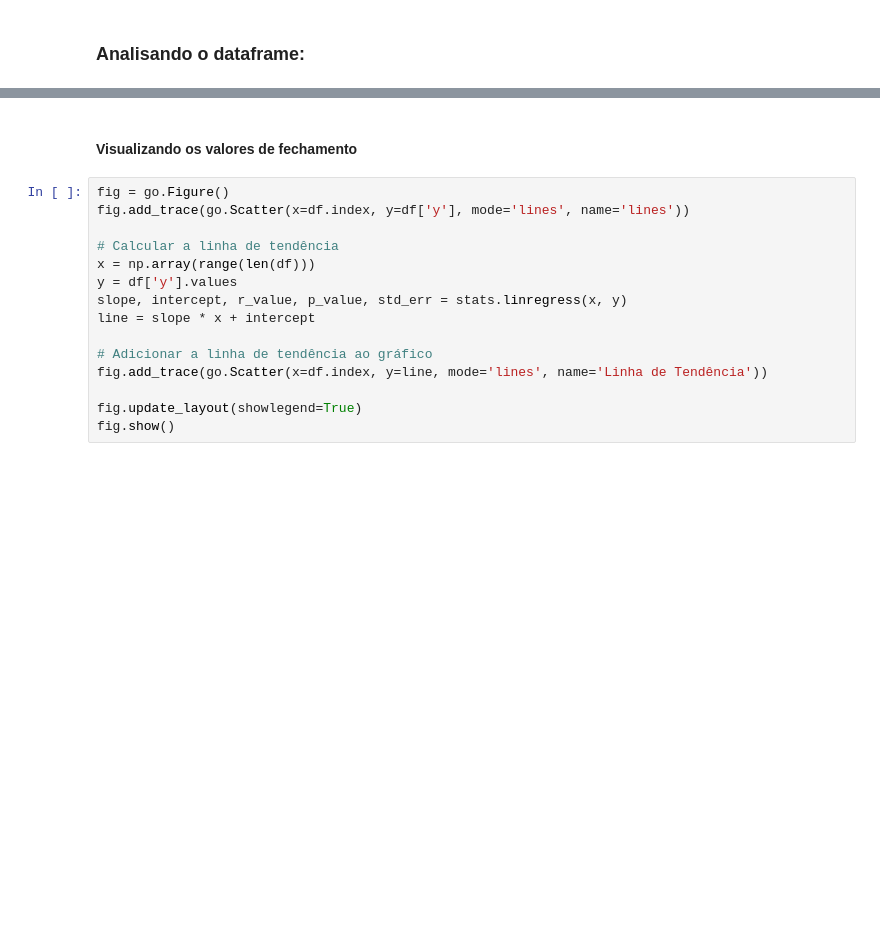
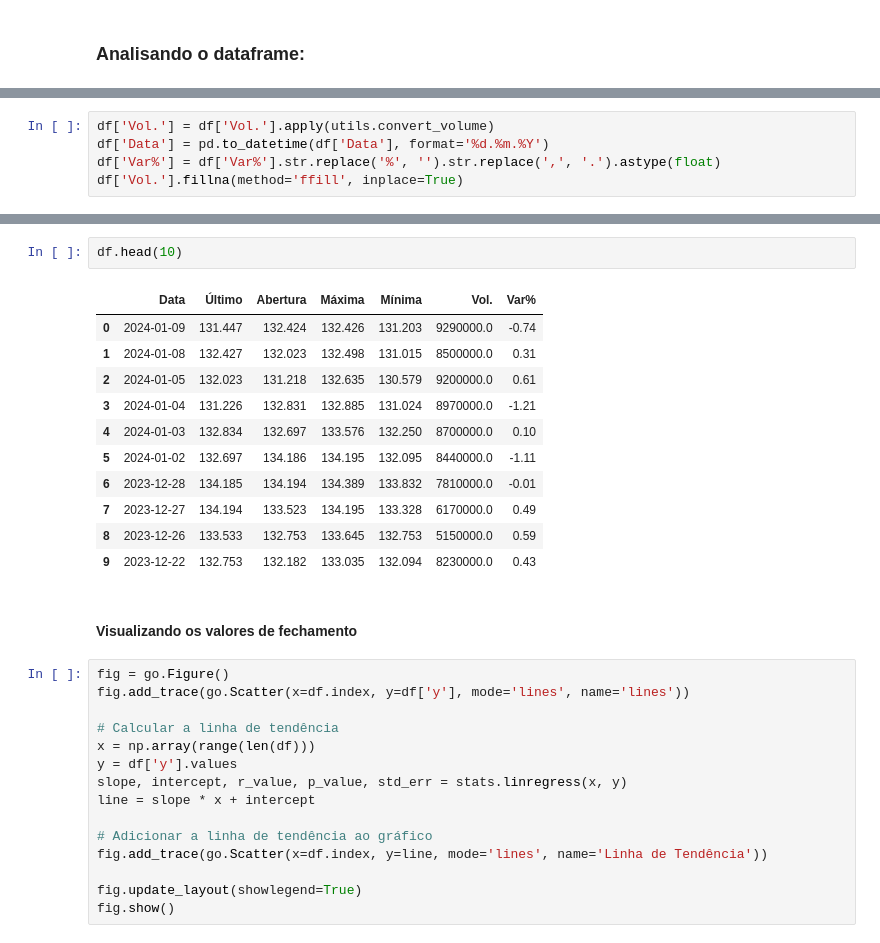
Before and after one commit to alexandre-guerra/Analise-IBOV, a Jupyter notebook: eda.ipynb, the cells around one changed output, grey strips where cells are left out. Cells and saved outputs as stored; diff of their text form; blank space fills up the shorter version.

```diff
--- a/eda.ipynb
+++ b/eda.ipynb
@@ -41,0 +108,5 @@ dtype: int64
+# %%
+df['Vol.'] = df['Vol.'].apply(utils.convert_volume)
+df['Data'] = pd.to_datetime(df['Data'], format='%d.%m.%Y')
+df['Var%'] = df['Var%'].str.replace('%', '').str.replace(',', '.').astype(float)
+df['Vol.'].fillna(method='ffill', inplace=True)
@@ -42,3 +136,17 @@ dtype: int64
+# %%
+df.head(10)
+# %% [output]
+|  | Data | Último | Abertura | Máxima | Mínima | Vol. | Var% |
+| 0 | 2024-01-09 | 131.447 | 132.424 | 132.426 | 131.203 | 9290000.0 | -0.74 |
+| 1 | 2024-01-08 | 132.427 | 132.023 | 132.498 | 131.015 | 8500000.0 | 0.31 |
+| 2 | 2024-01-05 | 132.023 | 131.218 | 132.635 | 130.579 | 9200000.0 | 0.61 |
+| 3 | 2024-01-04 | 131.226 | 132.831 | 132.885 | 131.024 | 8970000.0 | -1.21 |
+| 4 | 2024-01-03 | 132.834 | 132.697 | 133.576 | 132.250 | 8700000.0 | 0.10 |
+| 5 | 2024-01-02 | 132.697 | 134.186 | 134.195 | 132.095 | 8440000.0 | -1.11 |
+| 6 | 2023-12-28 | 134.185 | 134.194 | 134.389 | 133.832 | 7810000.0 | -0.01 |
+| 7 | 2023-12-27 | 134.194 | 133.523 | 134.195 | 133.328 | 6170000.0 | 0.49 |
+| 8 | 2023-12-26 | 133.533 | 132.753 | 133.645 | 132.753 | 5150000.0 | 0.59 |
+| 9 | 2023-12-22 | 132.753 | 132.182 | 133.035 | 132.094 | 8230000.0 | 0.43 |
 # %% [markdown]
 #### Visualizando os valores de fechamento
 # %%
```
Also changed, not shown: parts of 18 cells of this notebook, 2 other files.
